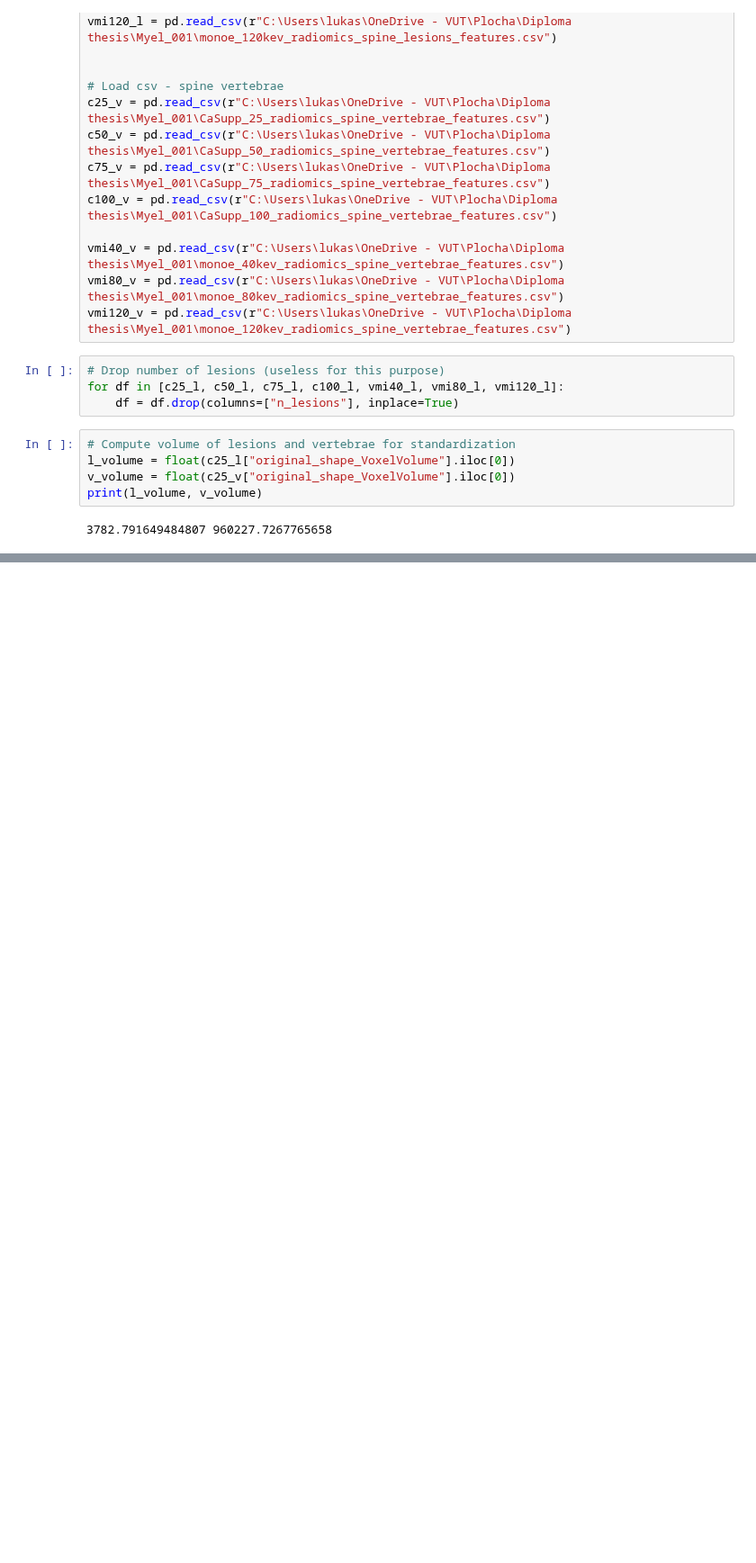
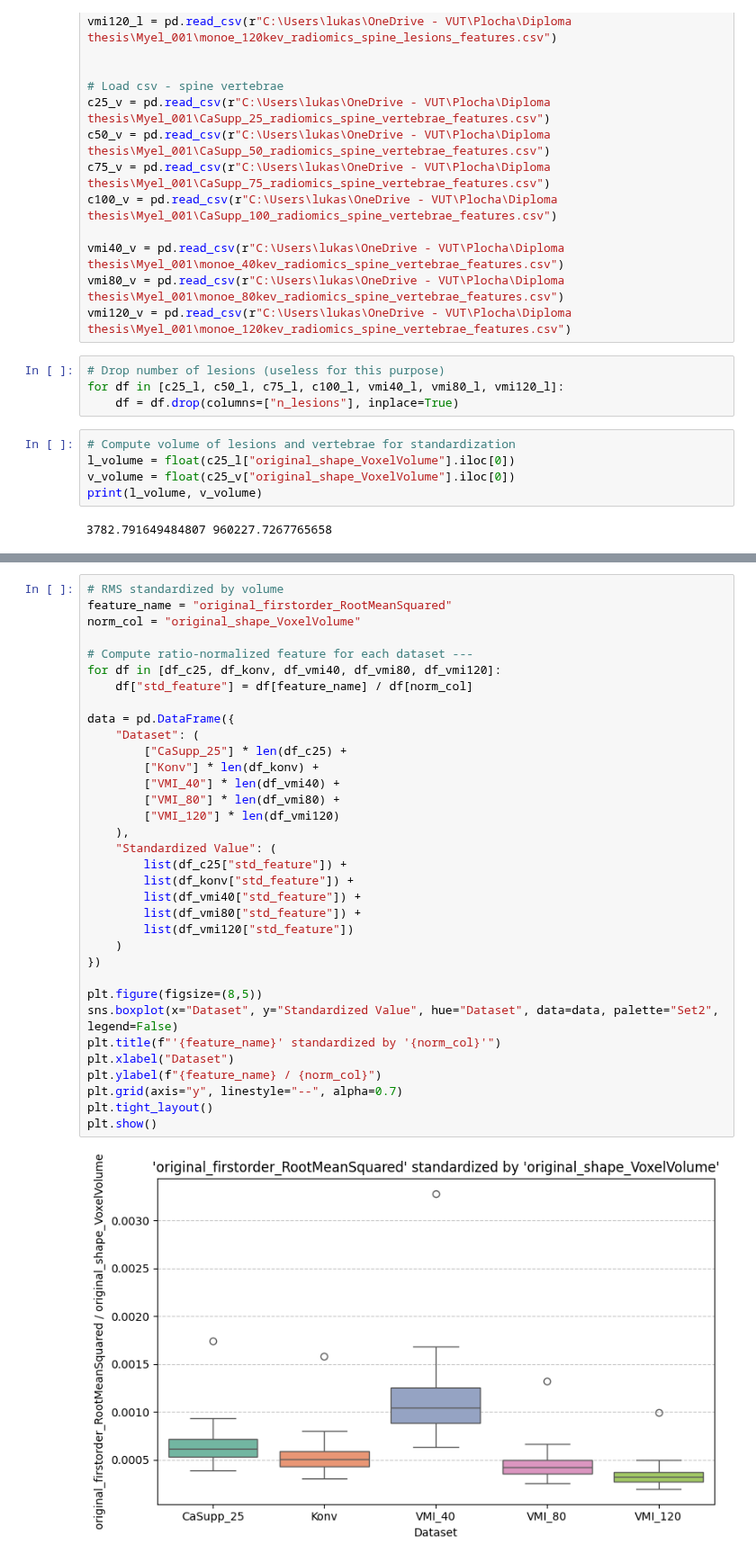
Before and after one commit to lukas1110/Analysis-of-multiple-myelomas-from-dual-CT, a Jupyter notebook: data_analysis/image_analysis.ipynb, the cells around one changed output, grey strips where cells are left out. Shown at 90% size. Saved outputs shown, nothing was run; the diff lists cells and outputs as text; blank space fills up the shorter version.

```diff
--- a/data_analysis/image_analysis.ipynb
+++ b/data_analysis/image_analysis.ipynb
@@ -221,0 +326,36 @@ plt.show()
+# %%
+# RMS standardized by volume
+feature_name = "original_firstorder_RootMeanSquared"
+norm_col = "original_shape_VoxelVolume"
+
+# Compute ratio-normalized feature for each dataset ---
+for df in [df_c25, df_konv, df_vmi40, df_vmi80, df_vmi120]:
+    df["std_feature"] = df[feature_name] / df[norm_col]
+
+data = pd.DataFrame({
+    "Dataset": (
+        ["CaSupp_25"] * len(df_c25) +
+        ["Konv"] * len(df_konv) +
+        ["VMI_40"] * len(df_vmi40) +
+        ["VMI_80"] * len(df_vmi80) +
+        ["VMI_120"] * len(df_vmi120)
+    ),
+    "Standardized Value": (
+        list(df_c25["std_feature"]) +
+        list(df_konv["std_feature"]) +
+        list(df_vmi40["std_feature"]) +
+        list(df_vmi80["std_feature"]) +
+        list(df_vmi120["std_feature"])
+    )
+})
+
+plt.figure(figsize=(8,5))
+sns.boxplot(x="Dataset", y="Standardized Value", hue="Dataset", data=data, palette="Set2", legend=False)
+plt.title(f"'{feature_name}' standardized by '{norm_col}'")
+plt.xlabel("Dataset")
+plt.ylabel(f"{feature_name} / {norm_col}")
+plt.grid(axis="y", linestyle="--", alpha=0.7)
+plt.tight_layout()
+plt.show()
+# %% [output]
+[figure, added]
```
Also changed, not shown: parts of 8 cells of this notebook.
